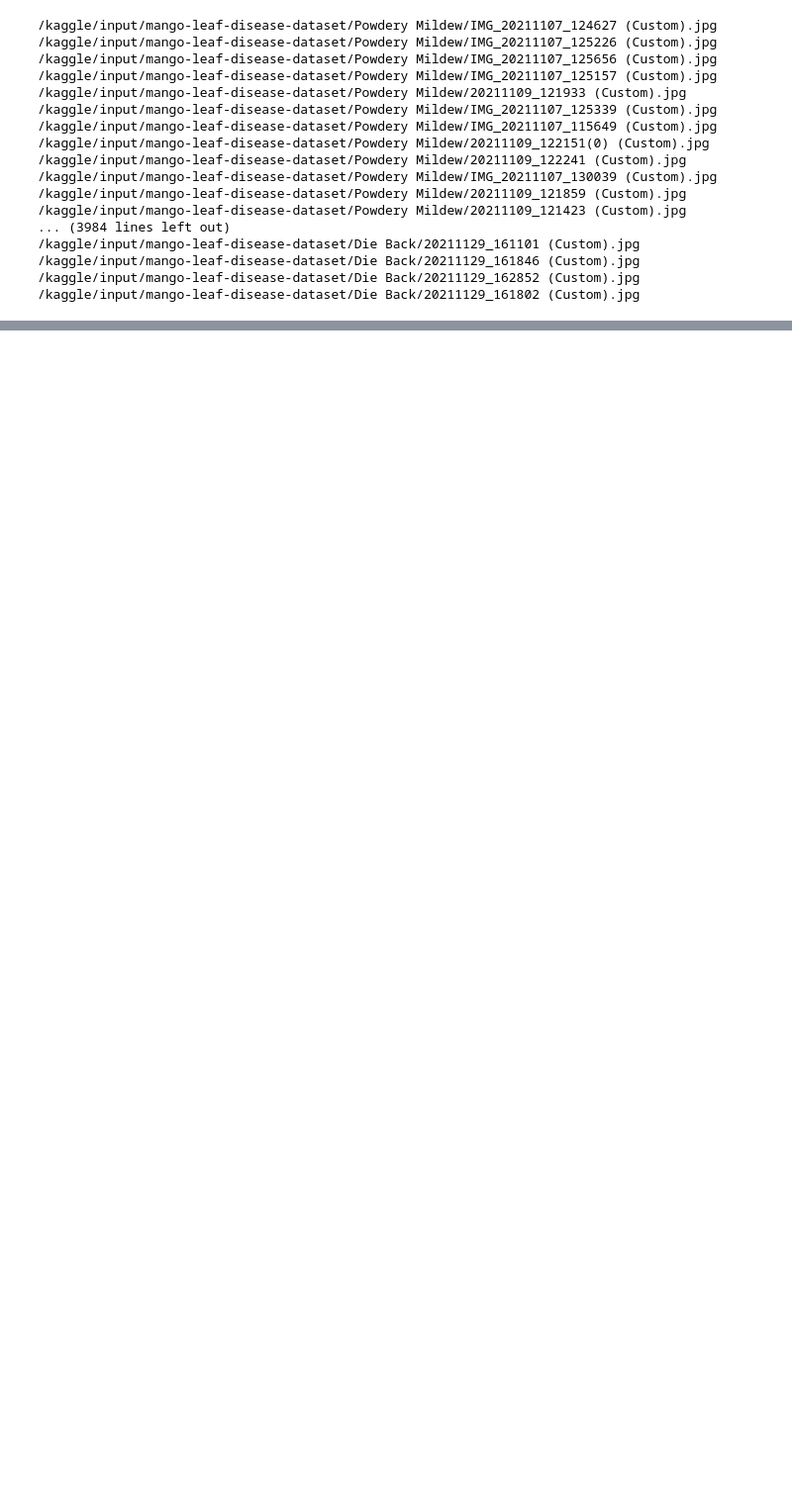
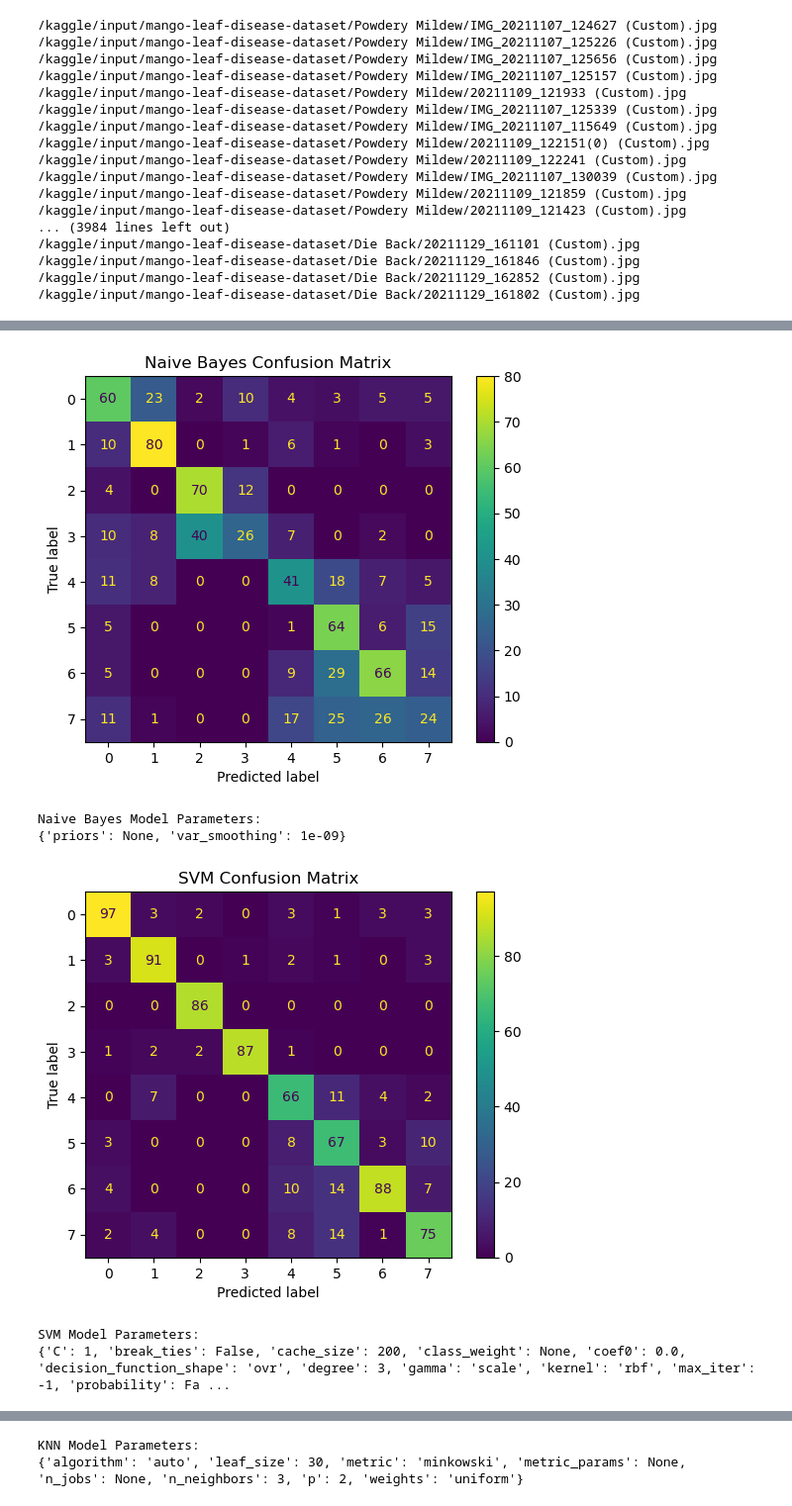
Before and after one commit to Santapaji/data_Mining_project, a Jupyter notebook: dm-proj.ipynb, the cells around one changed output, grey strips where cells are left out. Shown: that part at 99% size. Drawn from its saved outputs; the diff is of its cells as text; code cells hidden in the pictures; blank space fills up the shorter version.

```diff
--- a/dm-proj.ipynb
+++ b/dm-proj.ipynb
@@ -216,0 +205,17 @@ Epoch 6/10
+# %%
+from tensorflow.keras.models import load_model
+loaded_model = load_model('cnn.h5')
+
+# Use the loaded model for testing
+y_pred = loaded_model.predict(X_val)
+y_pred_classes = np.argmax(y_pred, axis=1)
+y_val_classes = np.argmax(y_val, axis=1)
+
+# Print classification report and confusion matrix
+print(classification_report(y_val_classes, y_pred_classes))
+print(confusion_matrix(y_val_classes, y_pred_classes))
+# Calculate the accuracy
+cnn_accuracy = accuracy_score(y_val_classes, y_pred_classes)
+
+# Add the CNN's accuracy to the results dictionary
+results['CNN'] = cnn_accuracy
@@ -217,35 +279,78 @@ Epoch 6/10
 # %%
+import matplotlib.pyplot as plt
+from sklearn.metrics import plot_confusion_matrix
+
 # Convert one-hot encoded labels back to their original format
 y_train_classes = np.argmax(y_train, axis=1)
 y_val_classes = np.argmax(y_val, axis=1)
 
 # Naive Bayes
 gnb = GaussianNB()
 gnb.fit(X_train_std, y_train_classes)
 gnb_pred = gnb.predict(X_val_std)
 gnb_accuracy = accuracy_score(y_val_classes, gnb_pred)
 results['Naive Bayes'] = gnb_accuracy
 
-# SVM
+# Visualize Naive Bayes confusion matrix
+plot_confusion_matrix(gnb, X_val_std, y_val_classes)
+plt.title('Naive Bayes Confusion Matrix')
+plt.show()
 
+# Print Naive Bayes model parameters
+print("Naive Bayes Model Parameters:")
+print(gnb.get_params())
 
 # SVM
 svm = SVC(kernel='rbf', C=1, gamma='scale', random_state=42)
 svm.fit(X_train_std, y_train_classes)
 svm_pred = svm.predict(X_val_std)
 svm_accuracy = accuracy_score(y_val_classes, svm_pred)
 results['SVM'] = svm_accuracy
 
+# Visualize SVM confusion matrix
+plot_confusion_matrix(svm, X_val_std, y_val_classes)
+plt.title('SVM Confusion Matrix')
+plt.show()
+
+# Print SVM model parameters
+print("SVM Model Parameters:")
+print(svm.get_params())
+
 # KNN
 knn = KNeighborsClassifier(n_neighbors=3)
-knn.fit(X_train_std, y_train)
+knn.fit(X_train_std, y_train_classes)
 knn_pred = knn.predict(X_val_std)
-knn_accuracy = accuracy_score(y_val, knn_pred)
+knn_accuracy = accuracy_score(y_val_classes, knn_pred)
 results['KNN'] = knn_accuracy
+
+# Visualize KNN confusion matrix
+plot_confusion_matrix(knn, X_val_std, y_val_classes)
+plt.title('KNN Confusion Matrix')
+plt.show()
+
+# Print KNN model parameters
+print("KNN Model Parameters:")
+print(knn.get_params())
 
 # Random Forest
 rf = RandomForestClassifier(n_estimators=100, random_state=42)
-rf.fit(X_train_std, y_train)
+rf.fit(X_train_std, y_train_classes)
 rf_pred = rf.predict(X_val_std)
-rf_accuracy = accuracy_score(y_val, rf_pred)
+rf_accuracy = accuracy_score(y_val_classes, rf_pred)
 results['Random Forest'] = rf_accuracy
+
+# Visualize Random Forest confusion matrix
+plot_confusion_matrix(rf, X_val_std, y_val_classes)
+plt.title('Random Forest Confusion Matrix')
+plt.show()
+
+# Print Random Forest model parameters
+print("Random Forest Model Parameters:")
+print(rf.get_params())
+# %% [output]
+[figure, added]
+Naive Bayes Model Parameters:
+{'priors': None, 'var_smoothing': 1e-09}
+[figure, added]
+SVM Model Parameters:
+{'C': 1, 'break_ties': False, 'cache_size': 200, 'class_weight': None, 'coef0': 0.0, 'decision_function_shape': 'ovr', 'degree': 3, 'gamma': 'scale', 'kernel': 'rbf', 'max_iter': -1, 'probability': Fa ...
@@ -251,0 +358,2 @@ results['Random Forest'] = rf_accuracy
+KNN Model Parameters:
+{'algorithm': 'auto', 'leaf_size': 30, 'metric': 'minkowski', 'metric_params': None, 'n_jobs': None, 'n_neighbors': 3, 'p': 2, 'weights': 'uniform'}
```
Also changed, not shown: parts of 10 cells of this notebook.
